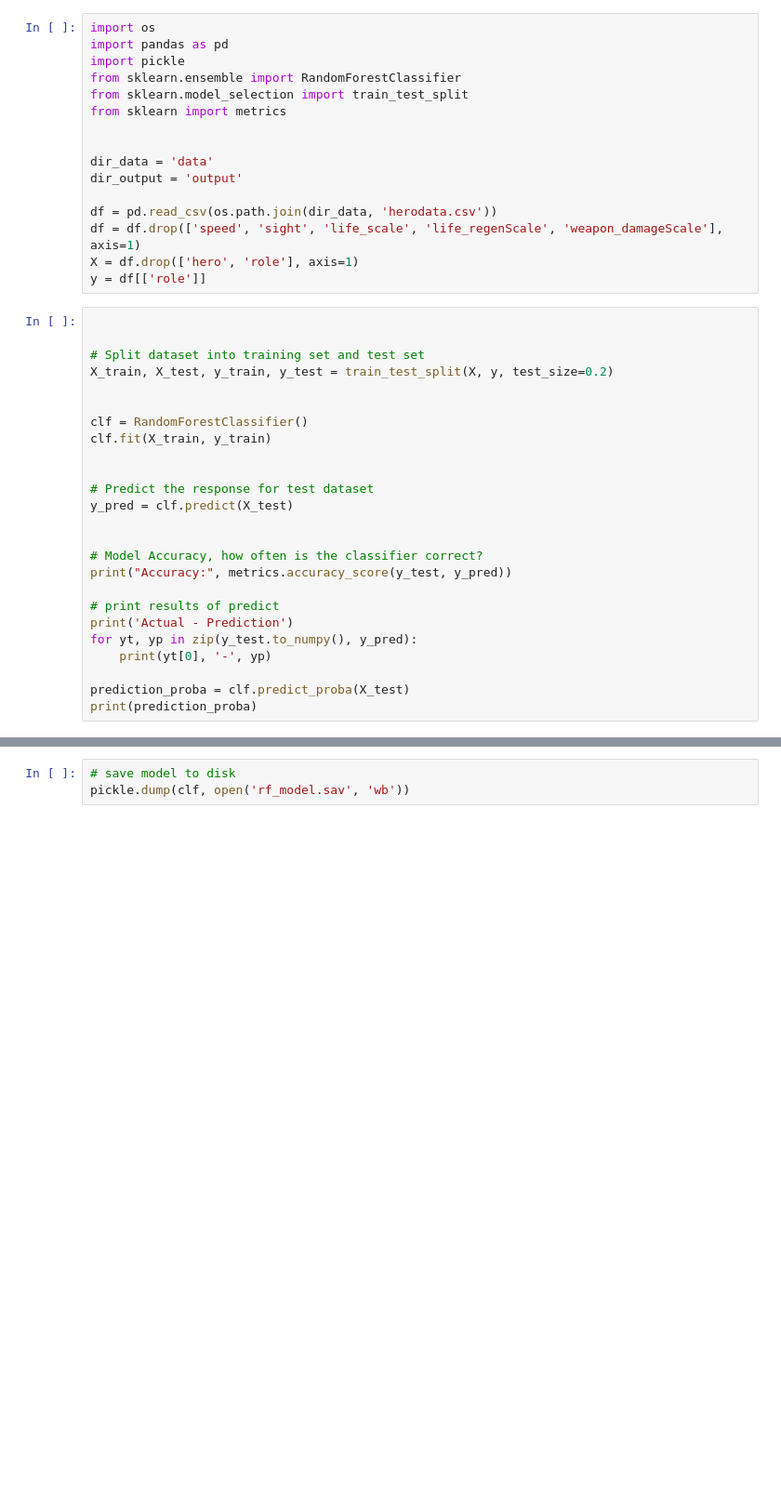
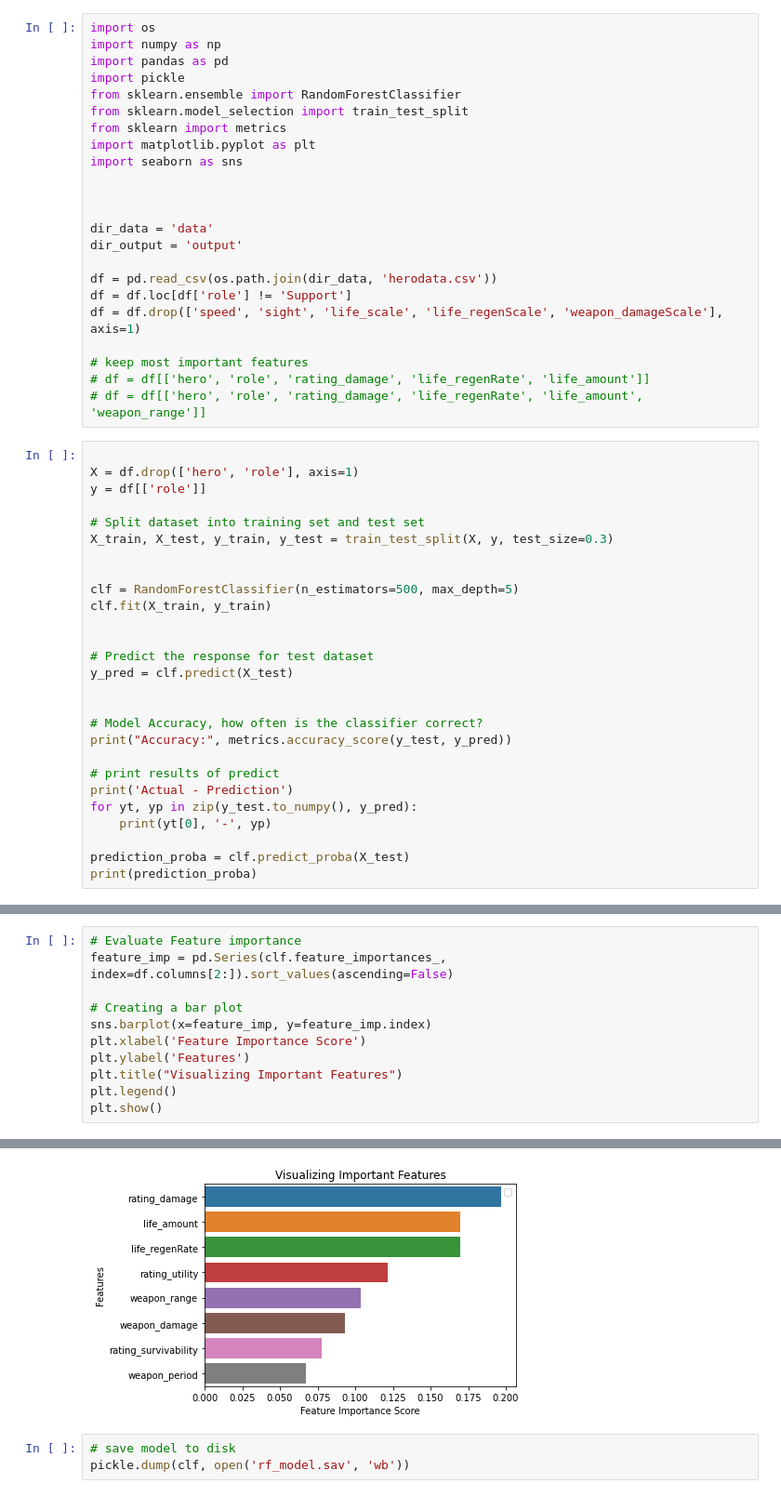
Before and after one commit to Bbold72/hots-classifier-app, a Jupyter notebook: RandomForestClassifier.ipynb, the cells around one changed output, grey strips where cells are left out. Shown: that part at 93% size. Drawn from its saved outputs; the diff is of its cells as text; blank space fills up the shorter version.

Commit message:
add feature selection and test

```diff
--- a/RandomForestClassifier.ipynb
+++ b/RandomForestClassifier.ipynb
@@ -1,27 +1,36 @@
 # %%
 import os
+import numpy as np
 import pandas as pd
 import pickle
 from sklearn.ensemble import RandomForestClassifier
 from sklearn.model_selection import train_test_split
 from sklearn import metrics
+import matplotlib.pyplot as plt
+import seaborn as sns
+
 
 
 dir_data = 'data'
 dir_output = 'output'
 
 df = pd.read_csv(os.path.join(dir_data, 'herodata.csv'))
+df = df.loc[df['role'] != 'Support']
 df = df.drop(['speed', 'sight', 'life_scale', 'life_regenScale', 'weapon_damageScale'], axis=1)
-X = df.drop(['hero', 'role'], axis=1)
-y = df[['role']]
+
+# keep most important features
+# df = df[['hero', 'role', 'rating_damage', 'life_regenRate', 'life_amount']]
+# df = df[['hero', 'role', 'rating_damage', 'life_regenRate', 'life_amount', 'weapon_range']]
 # %%
 
+X = df.drop(['hero', 'role'], axis=1)
+y = df[['role']]
 
 # Split dataset into training set and test set
-X_train, X_test, y_train, y_test = train_test_split(X, y, test_size=0.2)
+X_train, X_test, y_train, y_test = train_test_split(X, y, test_size=0.3)
 
 
-clf = RandomForestClassifier()
+clf = RandomForestClassifier(n_estimators=500, max_depth=5)
 clf.fit(X_train, y_train)
 
 
@@ -59,0 +69,12 @@ Ranged Assasin - Tank
+# %%
+# Evaluate Feature importance
+feature_imp = pd.Series(clf.feature_importances_, index=df.columns[2:]).sort_values(ascending=False)
+
+# Creating a bar plot
+sns.barplot(x=feature_imp, y=feature_imp.index)
+plt.xlabel('Feature Importance Score')
+plt.ylabel('Features')
+plt.title("Visualizing Important Features")
+plt.legend()
+plt.show()
+# %% [output]
@@ -60,3 +82,4 @@ Ranged Assasin - Tank
+[figure, added]
 # %%
 # save model to disk
 pickle.dump(clf, open('rf_model.sav', 'wb'))
```
Also changed, not shown: parts of 2 cells of this notebook.
